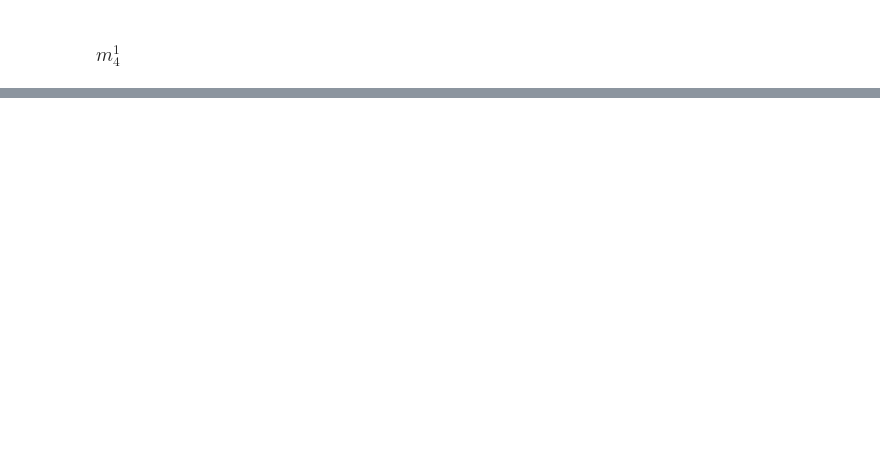
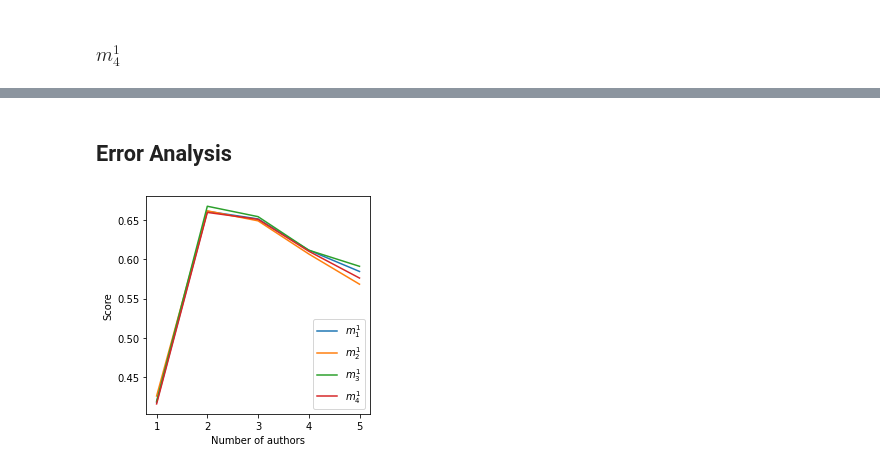
Before and after one commit to IldebrandoSimeoni/NLP-UniBo, a Jupyter notebook: Project/1st_approach/NLP_project_1st_approach.ipynb, the cells around one changed output, grey strips where cells are left out. Cells and saved outputs as stored; diff of their text form; code cells hidden in the pictures; blank space fills up the shorter version.

Commit message:
project 1st approach: task3 training and error analysis

```diff
--- a/Project/1st_approach/NLP_project_1st_approach.ipynb
+++ b/Project/1st_approach/NLP_project_1st_approach.ipynb
@@ -1752,0 +1966,24 @@ print(classification_report(valid_labels, y_pred_m444))
+# %% [markdown]
+## Error Analysis
+# %%
+# Loading saved outputs.
+subtask3_m1_pred = np.load("subtask3_m1_pred.npy")
+subtask3_m1_true = np.load("subtask3_m1_true.npy")
+subtask3_m2_pred = np.load("subtask3_m2_pred.npy")
+subtask3_m2_true = np.load("subtask3_m2_true.npy")
+subtask3_m3_pred = np.load("subtask3_m3_pred.npy")
+subtask3_m3_true = np.load("subtask3_m3_true.npy")
+subtask3_m4_pred = np.load("subtask3_m4_pred.npy")
+subtask3_m4_true = np.load("subtask3_m4_true.npy")
+# %%
+# Computing scores wrt to number of authors.
+f1 = []
+f1.append(compute_score_wrt_authors(3, subtask3_m1_pred, subtask3_m1_true, df_valid))
+f1.append(compute_score_wrt_authors(3, subtask3_m2_pred, subtask3_m2_true, df_valid))
+f1.append(compute_score_wrt_authors(3, subtask3_m3_pred, subtask3_m3_true, df_valid))
+f1.append(compute_score_wrt_authors(3, subtask3_m4_pred, subtask3_m4_true, df_valid))
+
+# Plotting scores.
+plot_score_wrt_authors(f1, "subtask3_error_analysis")
+# %% [output]
+[figure, added]
```
Also changed, not shown: parts of 20 cells of this notebook, 10 other files.
